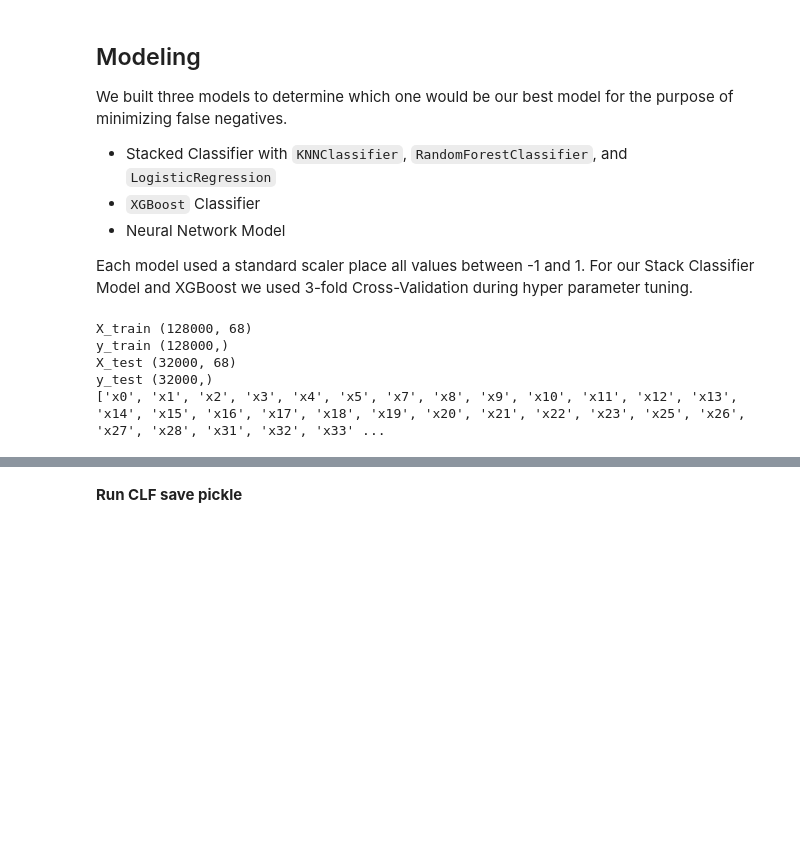
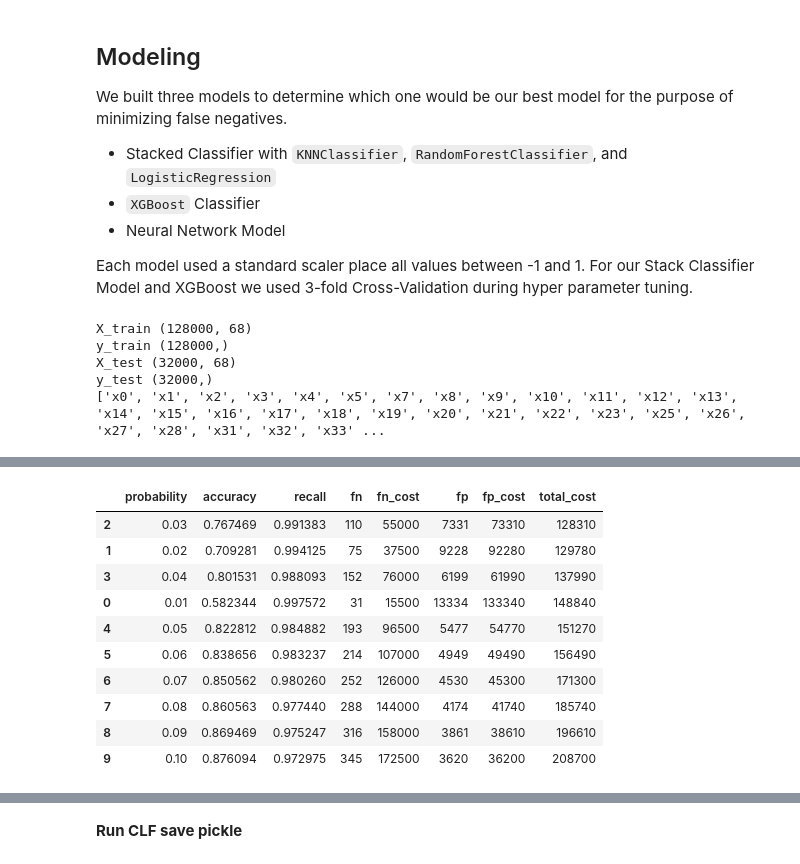
Before and after one commit to cmadding/MSDS_7333_QTW, a Jupyter notebook: CaseStudy15/Ansari_Ballenger_Godbole_MaddingUnit015.ipynb, the cells around one changed output, grey strips where cells are left out. Cells and saved outputs as stored; diff of their text form; code cells hidden in the pictures; blank space fills up the shorter version.

```diff
--- a/CaseStudy15/Ansari_Ballenger_Godbole_MaddingUnit015.ipynb
+++ b/CaseStudy15/Ansari_Ballenger_Godbole_MaddingUnit015.ipynb
@@ -464,0 +497,5 @@ KeyboardInterrupt:
+# %%
+RF_LR_stack_model = StackingClassifier( estimators=combo_classifiers[0], final_estimator=LogisticRegression(max_iter=1000,random_state=76244)
+                             ,cv=2,n_jobs=-1,verbose=2)
+# %%
+RF_LR_stack_model.fit(X_train_array,y_train)
@@ -464,0 +514,20 @@ KeyboardInterrupt:
+# %%
+thresholds = list(np.arange(0.01, 1.01, 0.01))
+y_hat_proba = RF_LR_stack_model.predict_proba(X_test_array)
+cost_stack_model = [ calcCost(y_test, y_hat_proba[:,1], threshold) for threshold in tqdm(thresholds) ]
+cost_stack_model_df = pd.DataFrame(cost_stack_model)
+
+cost_stack_model_df["total_cost"] = cost_stack_model_df.fn_cost + cost_stack_model_df.fp_cost
+cost_stack_model_df.sort_values(by=["total_cost"], ascending=True).head(10)
+# %% [output]
+|  | probability | accuracy | recall | fn | fn_cost | fp | fp_cost | total_cost |
+| 2 | 0.03 | 0.767469 | 0.991383 | 110 | 55000 | 7331 | 73310 | 128310 |
+| 1 | 0.02 | 0.709281 | 0.994125 | 75 | 37500 | 9228 | 92280 | 129780 |
+| 3 | 0.04 | 0.801531 | 0.988093 | 152 | 76000 | 6199 | 61990 | 137990 |
+| 0 | 0.01 | 0.582344 | 0.997572 | 31 | 15500 | 13334 | 133340 | 148840 |
+| 4 | 0.05 | 0.822812 | 0.984882 | 193 | 96500 | 5477 | 54770 | 151270 |
+| 5 | 0.06 | 0.838656 | 0.983237 | 214 | 107000 | 4949 | 49490 | 156490 |
+| 6 | 0.07 | 0.850562 | 0.980260 | 252 | 126000 | 4530 | 45300 | 171300 |
+| 7 | 0.08 | 0.860563 | 0.977440 | 288 | 144000 | 4174 | 41740 | 185740 |
+| 8 | 0.09 | 0.869469 | 0.975247 | 316 | 158000 | 3861 | 38610 | 196610 |
+| 9 | 0.10 | 0.876094 | 0.972975 | 345 | 172500 | 3620 | 36200 | 208700 |
```
Also changed, not shown: parts of 22 cells of this notebook, 2 other files.
